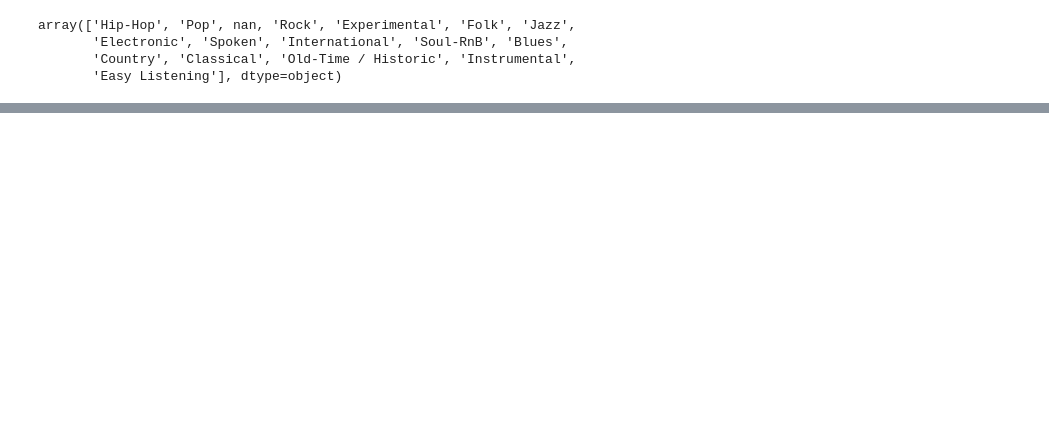
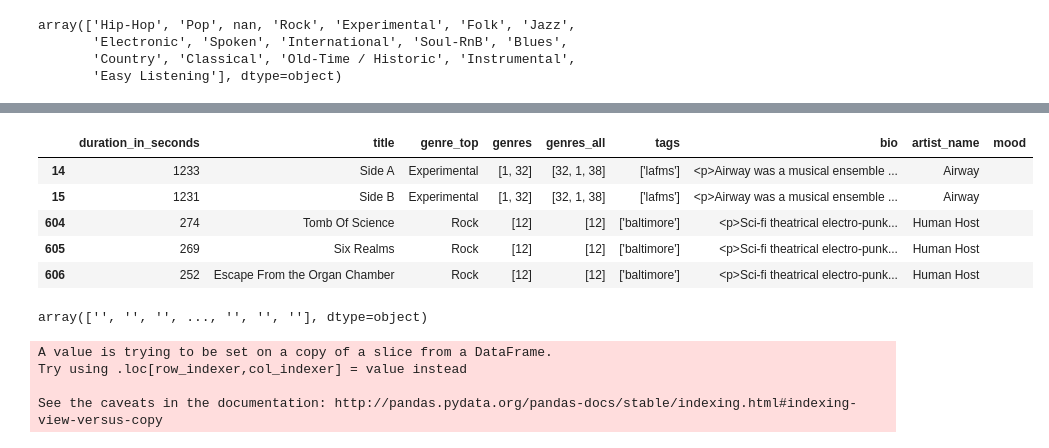
Before and after one commit to labs12-music-stream-selector/DS, a Jupyter notebook: aws-sagemaker-python-notebook.ipynb, the cells around one changed output, grey strips where cells are left out. Drawn from its saved outputs; the diff is of its cells as text; code cells hidden in the pictures; blank space fills up the shorter version.

```diff
--- a/aws-sagemaker-python-notebook.ipynb
+++ b/aws-sagemaker-python-notebook.ipynb
@@ -291,0 +299,3 @@ dtype: int64
+# %%
+# drop tracks with duplicate titles from genres_tags_df
+genres_tags_df = genres_tags_df.drop_duplicates(subset=['title'])
@@ -291,0 +344,13 @@ dtype: int64
+# %%
+# add 'mood' feature to genres_tags_df, initializing all values as empty string
+genres_tags_df['mood'] = ''
+# %%
+# verify that mood feature now present
+genres_tags_df.head()
+# %% [output]
+|  | duration_in_seconds | title | genre_top | genres | genres_all | tags | bio | artist_name | mood |
+| 14 | 1233 | Side A | Experimental | [1, 32] | [32, 1, 38] | ['lafms'] | <p>Airway was a musical ensemble ... | Airway |  |
+| 15 | 1231 | Side B | Experimental | [1, 32] | [32, 1, 38] | ['lafms'] | <p>Airway was a musical ensemble ... | Airway |  |
+| 604 | 274 | Tomb Of Science | Rock | [12] | [12] | ['baltimore'] | <p>Sci-fi theatrical electro-punk... | Human Host |  |
+| 605 | 269 | Six Realms | Rock | [12] | [12] | ['baltimore'] | <p>Sci-fi theatrical electro-punk... | Human Host |  |
+| 606 | 252 | Escape From the Organ Chamber | Rock | [12] | [12] | ['baltimore'] | <p>Sci-fi theatrical electro-punk... | Human Host |  |
@@ -291,0 +378,4 @@ dtype: int64
+# %%
+genres_tags_df['mood'].values
+# %% [output]
+array(['', '', '', ..., '', '', ''], dtype=object)
@@ -291,0 +391,10 @@ dtype: int64
+# %%
+# df[ (df.A=='blue') & (df.B=='red') & (df.C=='square') ]['D'] = 'succeed'
+
+for genre in happy_genres:
+    genres_tags_df[ (genres_tags_df['genre_top']==genre) ]['mood'] = 'happy'
+# %% [output]
+A value is trying to be set on a copy of a slice from a DataFrame.
+Try using .loc[row_indexer,col_indexer] = value instead
+
+See the caveats in the documentation: http://pandas.pydata.org/pandas-docs/stable/indexing.html#indexing-view-versus-copy
```
Also changed, not shown: parts of 37 cells of this notebook.
